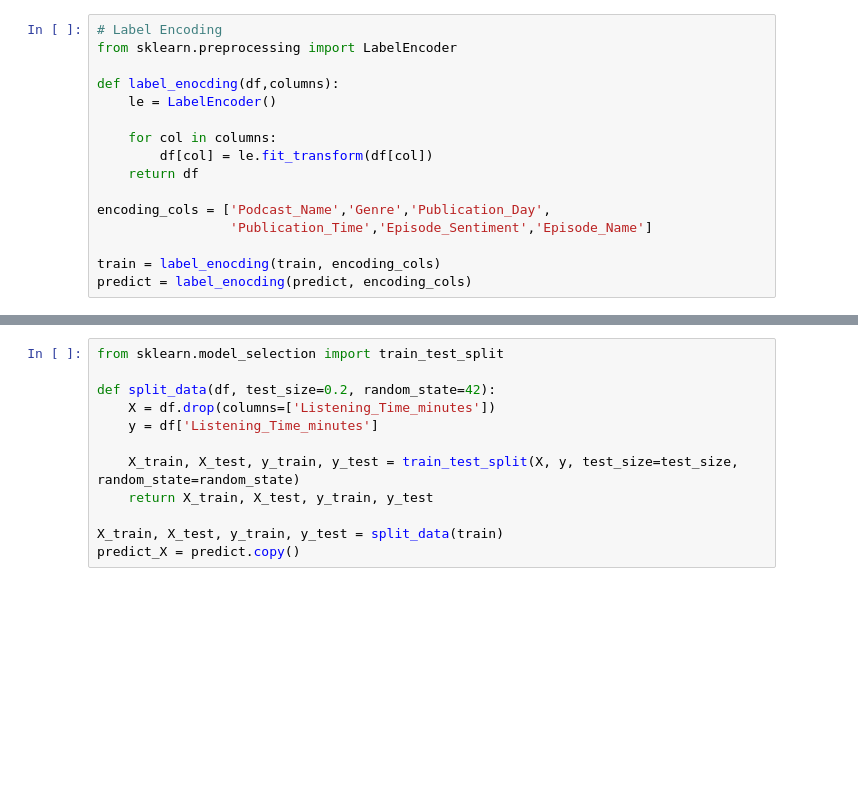
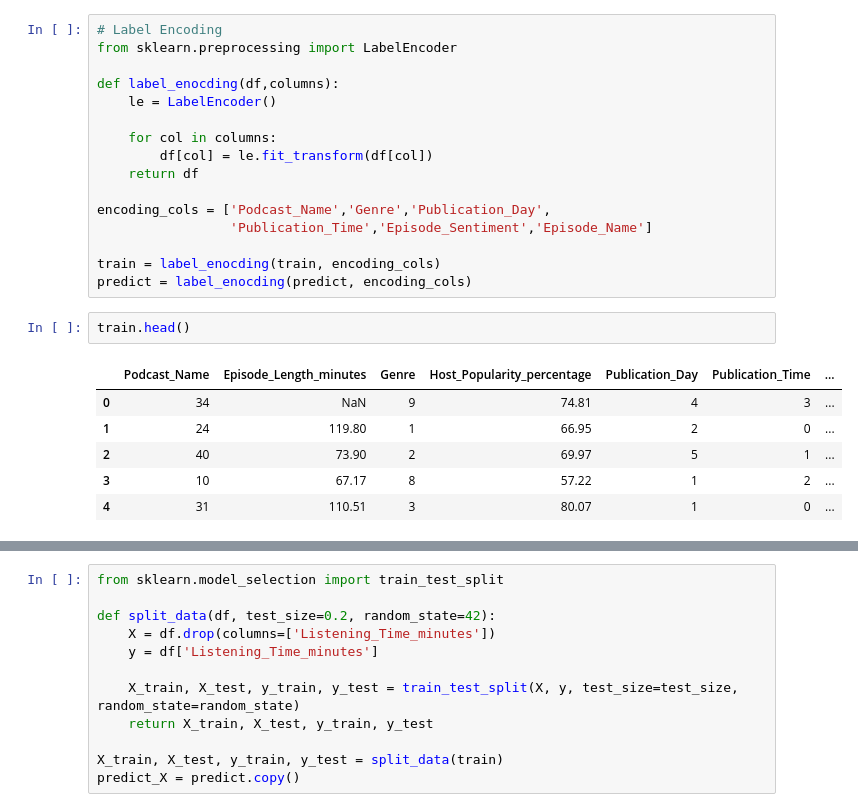
Before and after one commit to yasuo-kouki/playground, a Jupyter notebook: project.ipynb, the cells around one changed output, grey strips where cells are left out. Cells and saved outputs as stored; diff of their text form; blank space fills up the shorter version.

```diff
--- a/project.ipynb
+++ b/project.ipynb
@@ -149,3 +153,12 @@ encoding_cols = ['Podcast_Name','Genre','Publication_Day',
 
 train = label_enocding(train, encoding_cols)
 predict = label_enocding(predict, encoding_cols)
+# %%
+train.head()
+# %% [output]
+|  | Podcast_Name | Episode_Length_minutes | Genre | Host_Popularity_percentage | Publication_Day | Publication_Time | ... |
+| 0 | 34 | NaN | 9 | 74.81 | 4 | 3 | ... |
+| 1 | 24 | 119.80 | 1 | 66.95 | 2 | 0 | ... |
+| 2 | 40 | 73.90 | 2 | 69.97 | 5 | 1 | ... |
+| 3 | 10 | 67.17 | 8 | 57.22 | 1 | 2 | ... |
+| 4 | 31 | 110.51 | 3 | 80.07 | 1 | 0 | ... |
```
Also changed, not shown: parts of 18 cells of this notebook, 1 other file.
